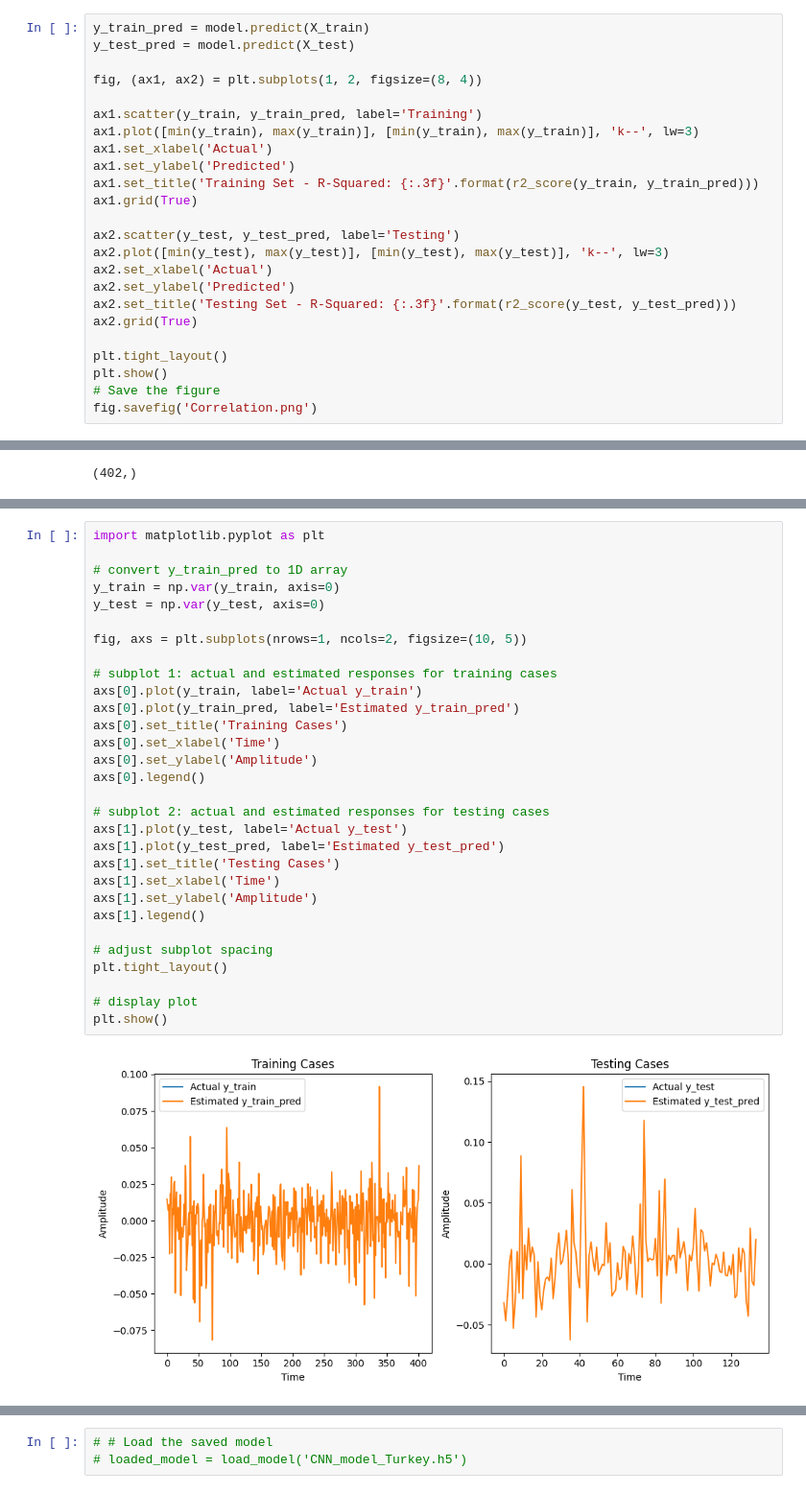
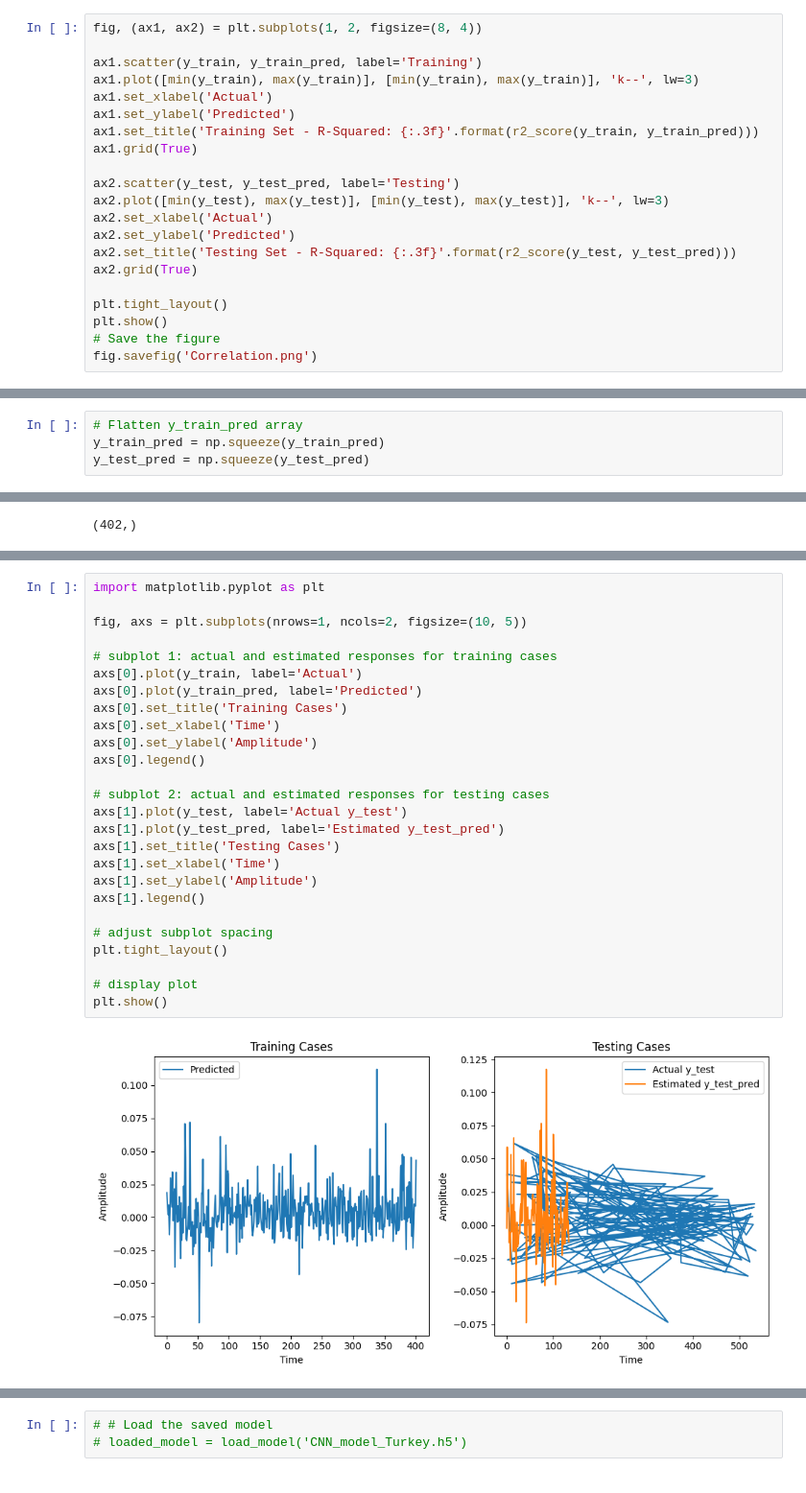
Before and after one commit to asheta66/CNN, a Jupyter notebook: Stock_Market_Prediction.ipynb, the cells around one changed output, grey strips where cells are left out. Shown at 96% size. Saved outputs shown, nothing was run; the diff lists cells and outputs as text.

```diff
--- a/Stock_Market_Prediction.ipynb
+++ b/Stock_Market_Prediction.ipynb
@@ -216,7 +198,4 @@ print(results)
 # %%
-y_train_pred = model.predict(X_train)
-y_test_pred = model.predict(X_test)
-
 fig, (ax1, ax2) = plt.subplots(1, 2, figsize=(8, 4))
 
 ax1.scatter(y_train, y_train_pred, label='Training')
@@ -244,3 +221,7 @@ fig.savefig('Correlation.png')
+# %%
+# Flatten y_train_pred array
+y_train_pred = np.squeeze(y_train_pred)
+y_test_pred = np.squeeze(y_test_pred)
 # %%
 y_train.shape
 # %% [output]
@@ -252,35 +245,31 @@ y_train_pred.shape
 # %%
 import matplotlib.pyplot as plt
-
-# convert y_train_pred to 1D array
-y_train = np.var(y_train, axis=0)
-y_test = np.var(y_test, axis=0)
 
 fig, axs = plt.subplots(nrows=1, ncols=2, figsize=(10, 5))
 
 # subplot 1: actual and estimated responses for training cases
-axs[0].plot(y_train, label='Actual y_train')
-axs[0].plot(y_train_pred, label='Estimated y_train_pred')
+axs[0].plot(y_train, label='Actual')
+axs[0].plot(y_train_pred, label='Predicted')
 axs[0].set_title('Training Cases')
 axs[0].set_xlabel('Time')
 axs[0].set_ylabel('Amplitude')
 axs[0].legend()
 
 # subplot 2: actual and estimated responses for testing cases
 axs[1].plot(y_test, label='Actual y_test')
 axs[1].plot(y_test_pred, label='Estimated y_test_pred')
 axs[1].set_title('Testing Cases')
 axs[1].set_xlabel('Time')
 axs[1].set_ylabel('Amplitude')
 axs[1].legend()
 
 # adjust subplot spacing
 plt.tight_layout()
 
 # display plot
 plt.show()
 # %% [output]
-[figure, old version]
+[figure, new version]
 # %%
 from tensorflow.keras.utils import plot_model
 from tensorflow.keras.models import Model
```
Also changed, not shown: parts of 8 cells of this notebook.
